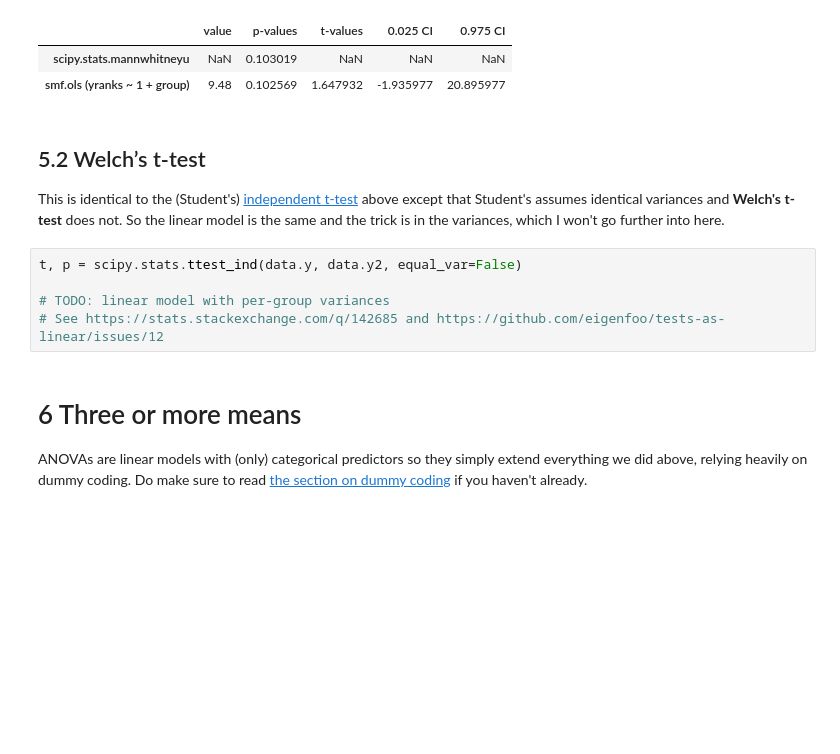
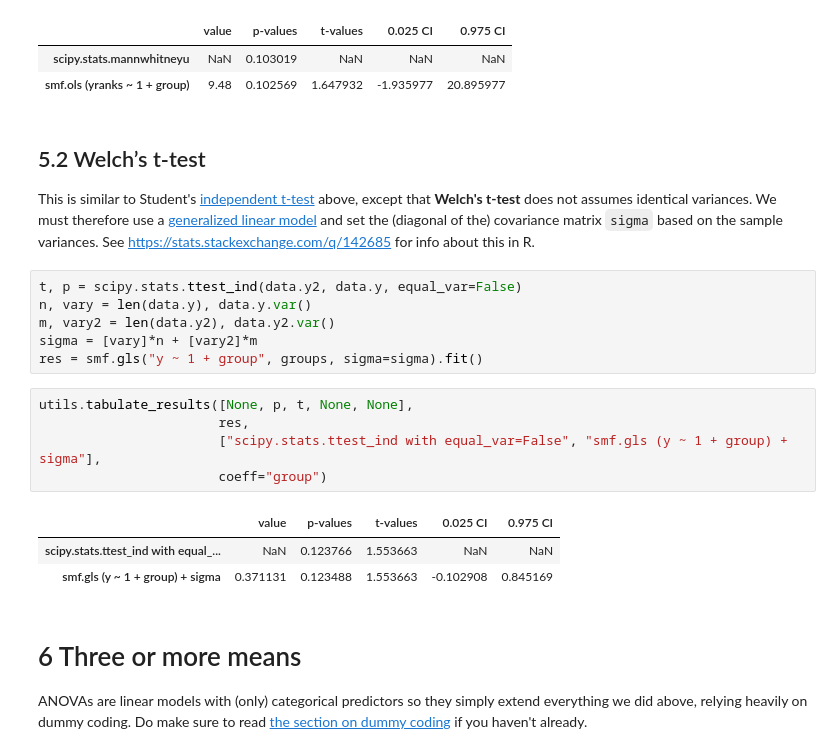
Before and after one commit to eigenfoo/tests-as-linear, a Jupyter notebook: tests-as-linear.ipynb, the cells around one changed output. Cells and saved outputs as stored; diff of their text form; blank space fills up the shorter version.

```diff
--- a/tests-as-linear.ipynb
+++ b/tests-as-linear.ipynb
@@ -381,12 +382,22 @@ utils.tabulate_results([None, p, None, None, None],
 # %% [markdown]
 ## 5.2 Welch’s t-test
 
-This is identical to the (Student's) [independent t-test](#5.1.4-Python-code:-independent-t-test) above except that Student's assumes identical variances and **Welch's t-test** does not. So the linear model is the same and the trick is in the variances, which I won't go further into here.
+This is similar to Student's [independent t-test](#5.1.4-Python-code:-independent-t-test) above, except that **Welch's t-test** does not assumes identical variances. We must therefore use a [generalized linear model](https://www.statsmodels.org/dev/generated/statsmodels.regression.linear_model.GLS.html) and set the (diagonal of the) covariance matrix `sigma` based on the sample variances. See https://stats.stackexchange.com/q/142685 for info about this in R.
-# %%
-t, p = scipy.stats.ttest_ind(data.y, data.y2, equal_var=False)
-
-# TODO: linear model with per-group variances
-# See https://stats.stackexchange.com/q/142685 and https://github.com/eigenfoo/tests-as-linear/issues/12
+# %%
+t, p = scipy.stats.ttest_ind(data.y2, data.y, equal_var=False)
+n, vary = len(data.y), data.y.var()
+m, vary2 = len(data.y2), data.y2.var()
+sigma = [vary]*n + [vary2]*m
+res = smf.gls("y ~ 1 + group", groups, sigma=sigma).fit()
+# %%
+utils.tabulate_results([None, p, t, None, None],
+                       res,
+                       ["scipy.stats.ttest_ind with equal_var=False", "smf.gls (y ~ 1 + group) + sigma"],
+                       coeff="group")
+# %% [output]
+|  | value | p-values | t-values | 0.025 CI | 0.975 CI |
+| scipy.stats.ttest_ind with equal_... | NaN | 0.123766 | 1.553663 | NaN | NaN |
+| smf.gls (y ~ 1 + group) + sigma | 0.371131 | 0.123488 | 1.553663 | -0.102908 | 0.845169 |
 # %% [markdown]
 # 6 Three or more means
 
```
Also changed, not shown: parts of 18 cells of this notebook, 1 other file.
